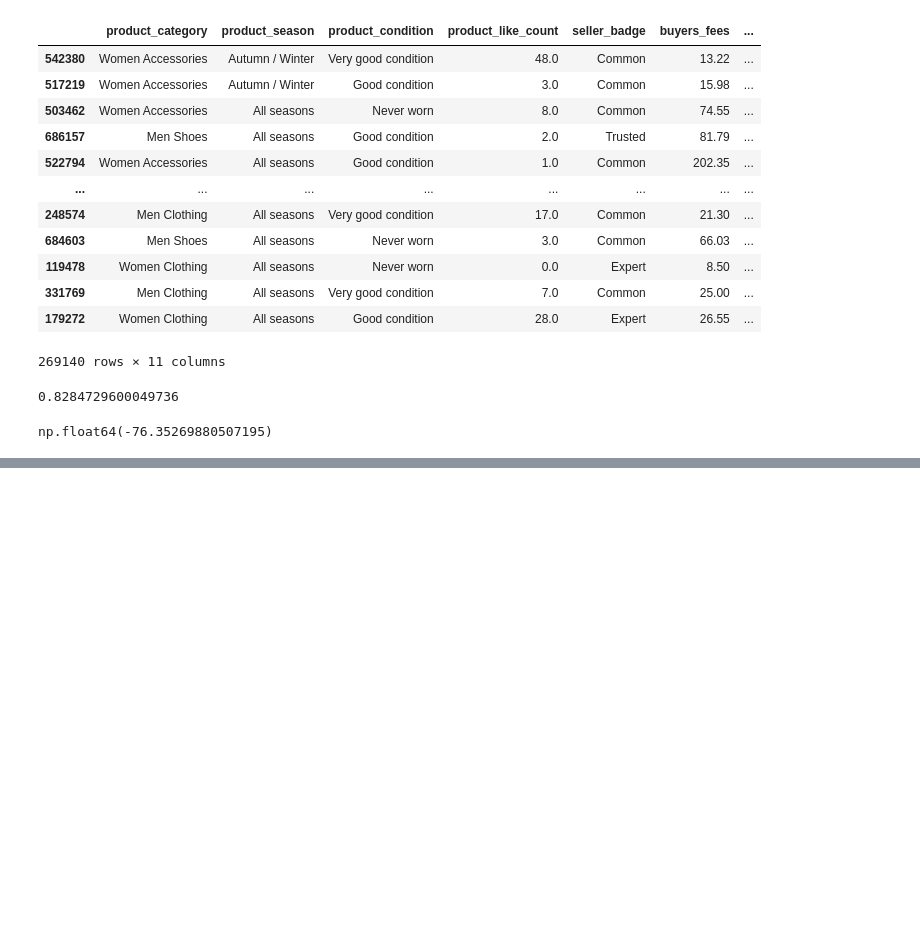
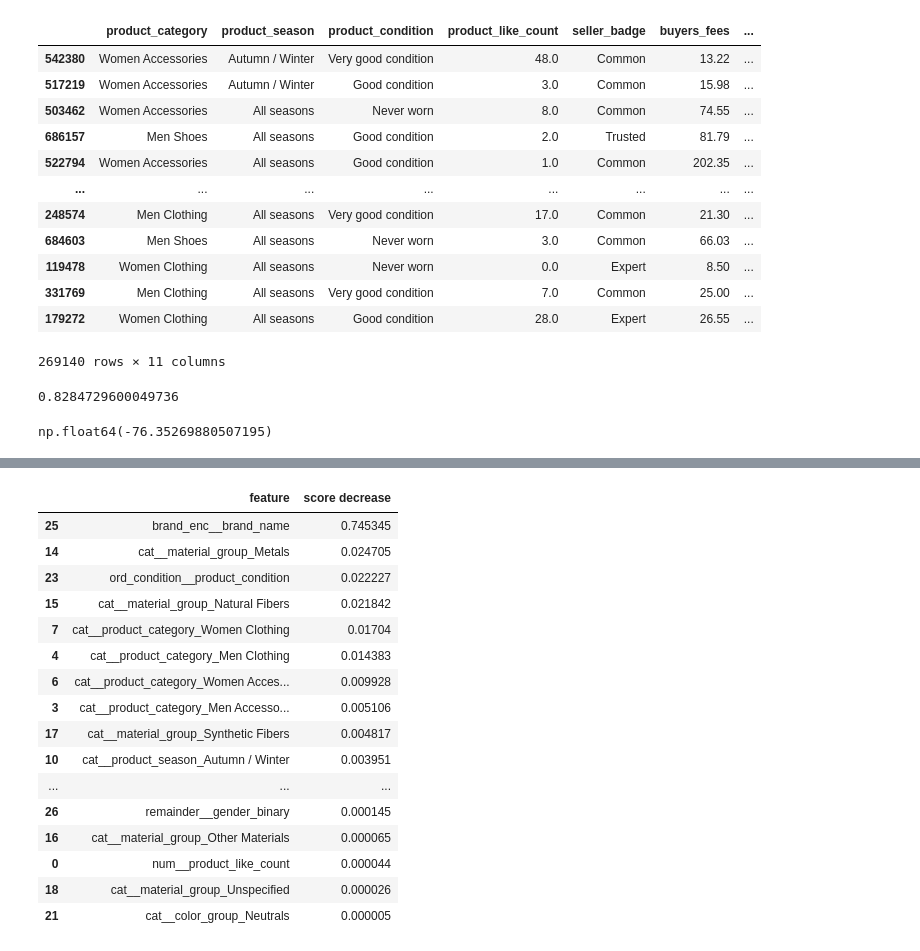
Before and after one commit to aplabey/2nd_hand_fashion_valuation, a Jupyter notebook: notebooks/aplabey_eda.ipynb, the cells around one changed output, grey strips where cells are left out. Saved outputs shown, nothing was run; the diff lists cells and outputs as text; code cells hidden in the pictures; blank space fills up the shorter version.

Commit message:
models xgboost decisiontree elasticnet

```diff
--- a/notebooks/aplabey_eda.ipynb
+++ b/notebooks/aplabey_eda.ipynb
@@ -700,0 +785,4 @@ np.float64(-76.35269880507195)
+# %%
+from sklearn.model_selection import train_test_split
+
+X_train3, X_test3, y_train3, y_test3 = train_test_split(X_transformed, y3, test_size=0.2)
@@ -700,0 +805,14 @@ np.float64(-76.35269880507195)
+# %%
+X_df = pd.DataFrame(
+    X_transformed,
+    columns=preproc_brands.get_feature_names_out()
+).head()
+# %%
+# Train Pipeline
+model.fit(X_train3 ,y_train3)
+
+# Make predictions
+#pipe_baseline.predict(X_test.iloc[0:1])
+
+# Score model
+model.score(X_test3, y_test3)
@@ -700,0 +838,31 @@ np.float64(-76.35269880507195)
+# %%
+from sklearn.inspection import permutation_importance
+
+# Perform the permutation
+permutation_score = permutation_importance(model, X_transformed, y3, n_repeats=10)
+
+# Unstack results showing the decrease in performance after shuffling features
+importance_df = pd.DataFrame(np.vstack((X_df.columns,
+                                        permutation_score.importances_mean)).T)
+importance_df.columns=['feature','score decrease']
+
+# Show the important features
+importance_df.sort_values(by="score decrease", ascending = False)
+# %% [output]
+|  | feature | score decrease |
+| 25 | brand_enc__brand_name | 0.745345 |
+| 14 | cat__material_group_Metals | 0.024705 |
+| 23 | ord_condition__product_condition | 0.022227 |
+| 15 | cat__material_group_Natural Fibers | 0.021842 |
+| 7 | cat__product_category_Women Clothing | 0.01704 |
+| 4 | cat__product_category_Men Clothing | 0.014383 |
+| 6 | cat__product_category_Women Acces... | 0.009928 |
+| 3 | cat__product_category_Men Accesso... | 0.005106 |
+| 17 | cat__material_group_Synthetic Fibers | 0.004817 |
+| 10 | cat__product_season_Autumn / Winter | 0.003951 |
+| ... | ... | ... |
+| 26 | remainder__gender_binary | 0.000145 |
+| 16 | cat__material_group_Other Materials | 0.000065 |
+| 0 | num__product_like_count | 0.000044 |
+| 18 | cat__material_group_Unspecified | 0.000026 |
+| 21 | cat__color_group_Neutrals | 0.000005 |
```
Also changed, not shown: parts of 18 cells of this notebook.
